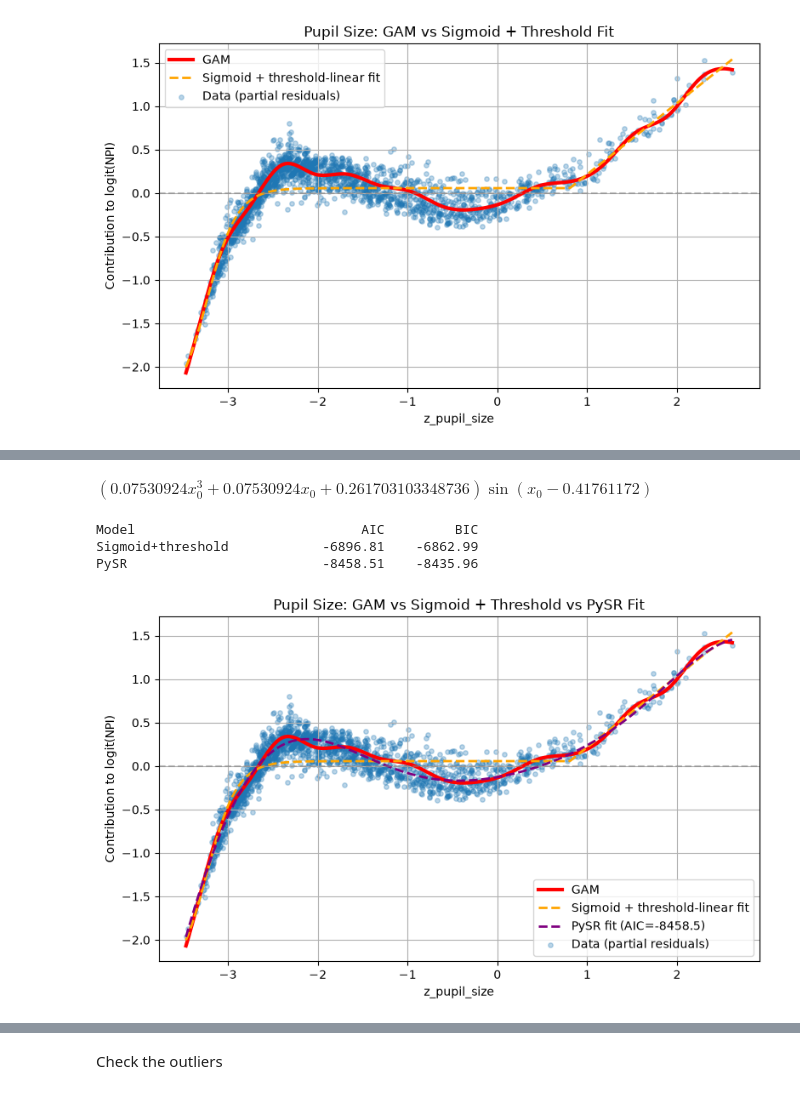
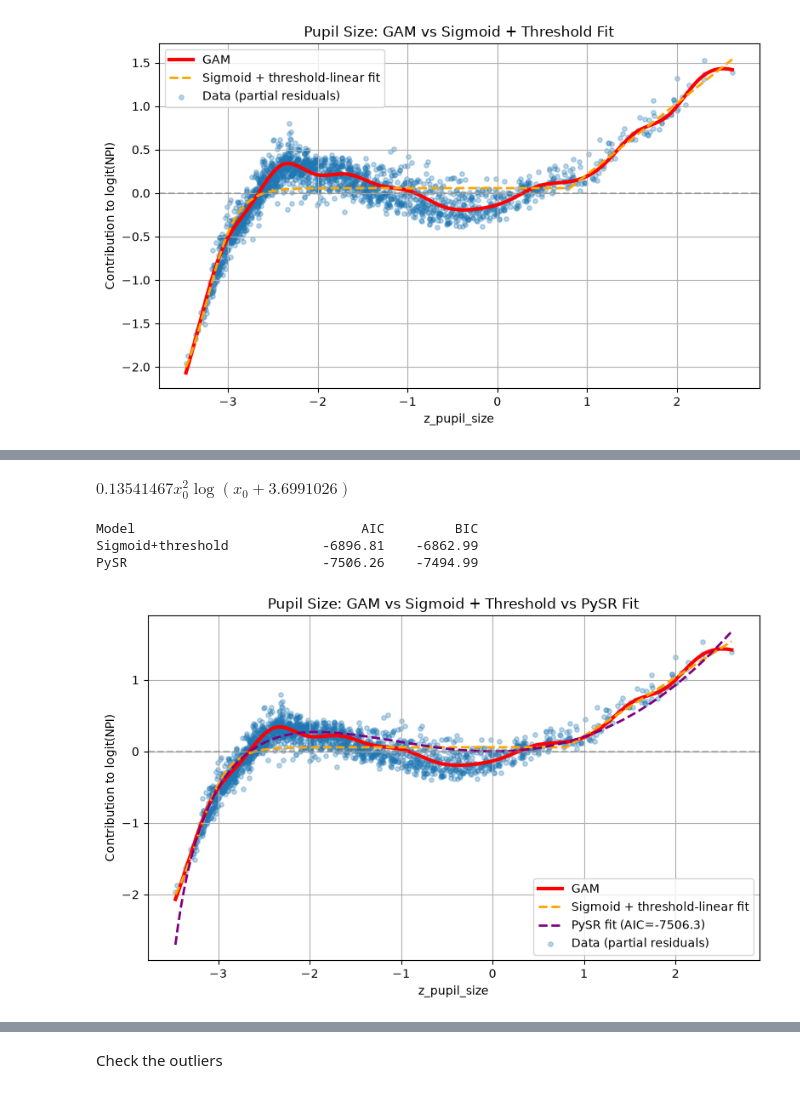
Before and after one commit to NK221088/Pupillometry_study, a Jupyter notebook: NPi/Weinan_and_Frederik/NPi_reconstruct_GAM_pyGAM.ipynb, the cells around one changed output, grey strips where cells are left out. Saved outputs shown, nothing was run; the diff lists cells and outputs as text; code cells hidden in the pictures.

```diff
--- a/NPi/Weinan_and_Frederik/NPi_reconstruct_GAM_pyGAM.ipynb
+++ b/NPi/Weinan_and_Frederik/NPi_reconstruct_GAM_pyGAM.ipynb
@@ -923,9 +955,9 @@ plt.show()
 model_pysr = PySRRegressor(
     niterations=1000,
     binary_operators=["+", "-", "*", "/"],
-    unary_operators=["sin", "cos", "exp", "square", "cube"],
+    unary_operators=["exp", "square", "cube", "sqrt", "log"],
     model_selection="best",
-    maxsize=15,
+    maxsize=12,
     parsimony=0.01,
     random_state=42,
     deterministic=True,
@@ -973,20 +1005,16 @@ Complexity  Loss       Score      Equation
 ]
-# %%
-model_pysr.get_best().sympy_format.simplify()
-# %% [output]
-$\displaystyle \left(0.07530924 x_{0}^{3} + 0.07530924 x_{0} + 0.261703103348736\right) \sin{\left(x_{0} - 0.41761172 \right)}$
+# %%
+model_pysr.get_best().sympy_format.simplify()
+# %% [output]
+$\displaystyle 0.13541467 x_{0}^{2} \log{\left(x_{0} + 3.6991026 \right)}$
 # %%
-# Replace this with whatever functional form PySR actually returns
-def pysr_expr(x, a, b, c):
-    return a * x**3 + np.sin(b * x**2) + c
+def pysr_expr(x, a, b, c, d):
+    return x**2 * (a + b * (x + c)**2) + d
 
-def pysr_expr(x, a, b, c, d):
-    return (a * x**3 + b*x + c) * np.cos(x + d)
-
-def pysr_expr(x, a, b, c, d):
-    return (a * x**3 + b*x + c) * np.sin(x + d)
+def pysr_expr(x, a, b):
+    return a * x**2 * np.log(x + b)
 # %%
-params_pysr_size, _ = curve_fit(pysr_expr, x_data, partial_res, p0=[0.062, 0.144, 0.263, -0.458], maxfev=20000)
+params_pysr_size, _ = curve_fit(pysr_expr, x_data, partial_res, p0=[0.13541, 3.6991], maxfev=20000)
 
 y_fit_pysr = pysr_expr(x, *params_pysr_size)  # on the smooth grid, for plotting
 aic_pysr, bic_pysr = aic_bic(
@@ -998,35 +1026,35 @@ print(f"\n{'Model':<25}{'AIC':>12}{'BIC':>12}")
 print(f"{'Sigmoid+threshold':<25}{aic_sig:>12.2f}{bic_sig:>12.2f}")
 print(f"{'PySR':<25}{aic_pysr:>12.2f}{bic_pysr:>12.2f}")
 
 # ---------- Plot ----------
 plt.figure(figsize=(8, 5))
 # GAM
 plt.plot(x, y_gam, label="GAM",color="red", linewidth=3)
 # sigmoid fit
 plt.plot(x, y_fit, '--',color="orange", label="Sigmoid + threshold-linear fit", linewidth=2)
 # PySR fit
 plt.plot(x, y_fit_pysr, '--', color="purple", label=f"PySR fit (AIC={aic_pysr:.1f})", linewidth=2)
 # Data
 plt.scatter(
     x_data,
     partial_res,
     alpha=0.3,
     s=15,
     label="Data (partial residuals)"
 )
 plt.axhline(0, color="gray", linestyle="--", alpha=0.5)
 plt.xlabel("z_pupil_size")
 plt.ylabel("Contribution to logit(NPI)")
 plt.title("Pupil Size: GAM vs Sigmoid + Threshold vs PySR Fit")
 plt.legend()
 plt.grid(True)
 plt.tight_layout()
 plt.show()
 # %% [output]
 Model                             AIC         BIC
 Sigmoid+threshold            -6896.81    -6862.99
-PySR                         -8458.51    -8435.96
+PySR                         -7506.26    -7494.99
-[figure, old version]
+[figure, new version]
 # %%
 def f_min(x):
     return params_min[0] * np.exp(-params_min[1] * x) + params_min[2]
```
Also changed, not shown: parts of 23 cells of this notebook, 37 other files.
